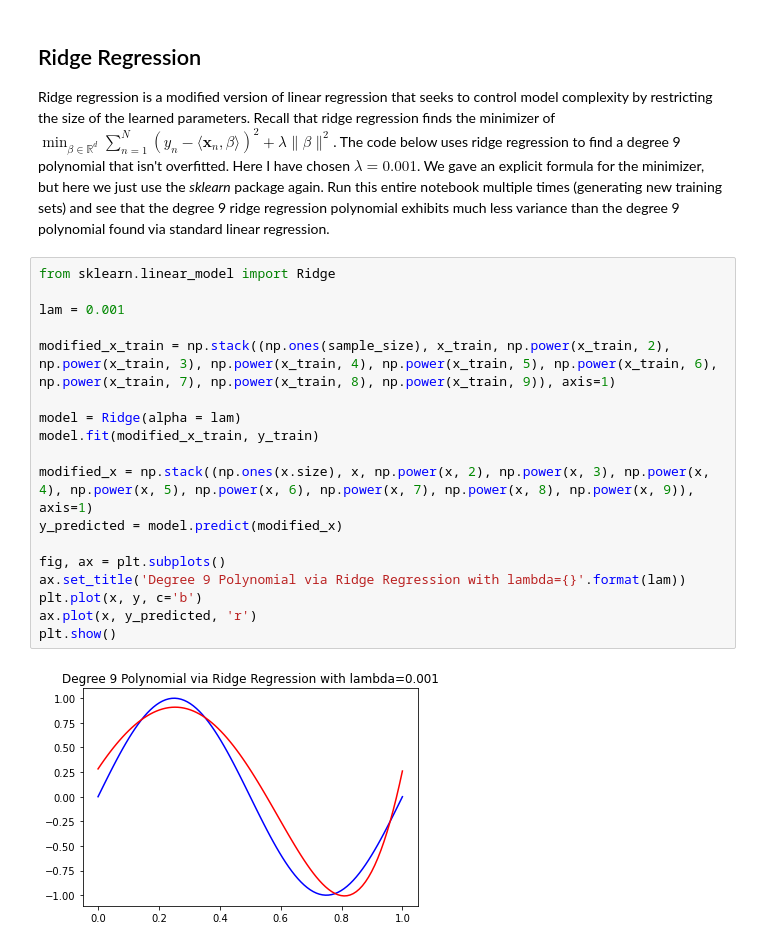
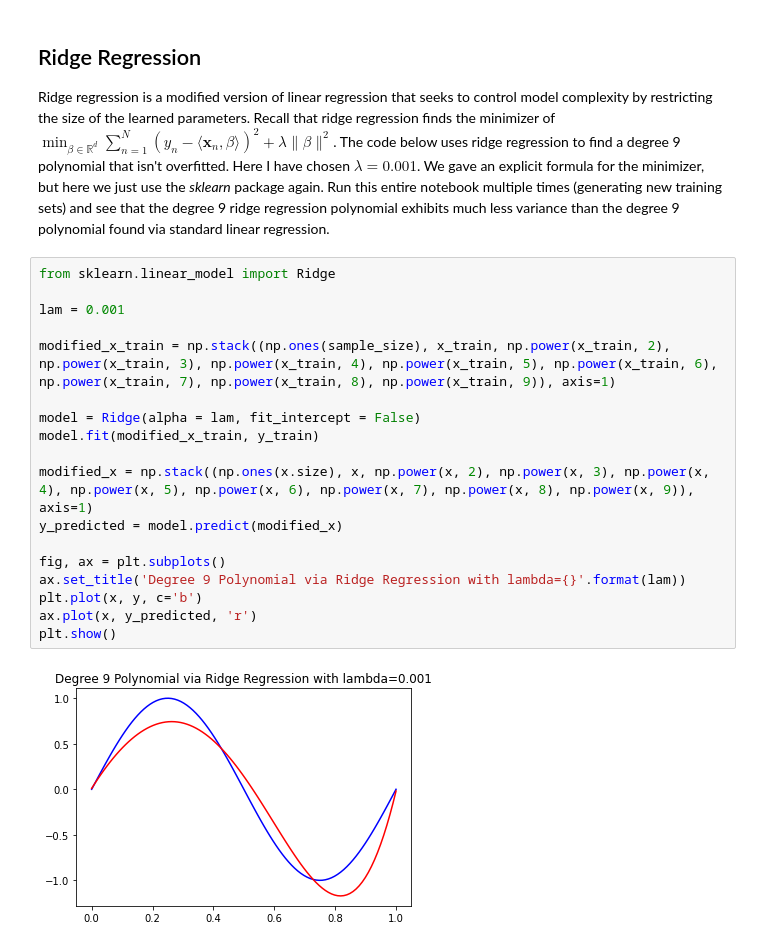
Before and after one commit to dylan-domelwhite/MATH-3670-2022, a Jupyter notebook: Programming Examples/H3_LinearAndRidgeRegression_python.ipynb, the cells around one changed output. Drawn from its saved outputs; the diff is of its cells as text.

```diff
--- a/Programming Examples/H3_LinearAndRidgeRegression_python.ipynb
+++ b/Programming Examples/H3_LinearAndRidgeRegression_python.ipynb
@@ -72,20 +72,20 @@ Ridge regression is a modified version of linear regression that seeks to contro
 # %%
 from sklearn.linear_model import Ridge
 
 lam = 0.001
 
 modified_x_train = np.stack((np.ones(sample_size), x_train, np.power(x_train, 2), np.power(x_train, 3), np.power(x_train, 4), np.power(x_train, 5), np.power(x_train, 6), np.power(x_train, 7), np.power(x_train, 8), np.power(x_train, 9)), axis=1)
 
-model = Ridge(alpha = lam)
+model = Ridge(alpha = lam, fit_intercept = False)
 model.fit(modified_x_train, y_train)
 
 modified_x = np.stack((np.ones(x.size), x, np.power(x, 2), np.power(x, 3), np.power(x, 4), np.power(x, 5), np.power(x, 6), np.power(x, 7), np.power(x, 8), np.power(x, 9)), axis=1)
 y_predicted = model.predict(modified_x)
 
 fig, ax = plt.subplots()
 ax.set_title('Degree 9 Polynomial via Ridge Regression with lambda={}'.format(lam))
 plt.plot(x, y, c='b')
 ax.plot(x, y_predicted, 'r')
 plt.show()
 # %% [output]
-[figure, old version]
+[figure, new version]
```
Also changed, not shown: parts of 3 cells of this notebook.
